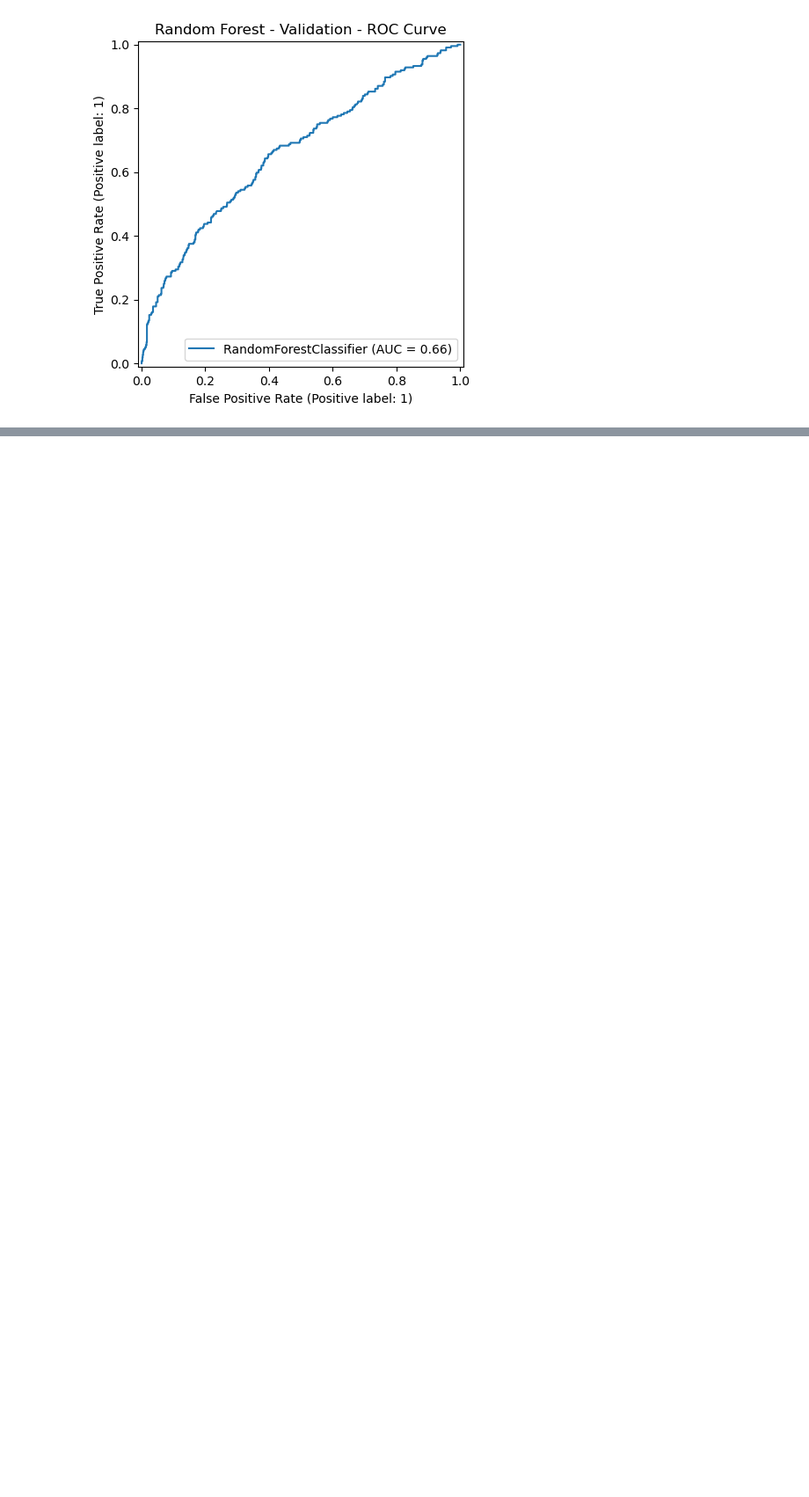
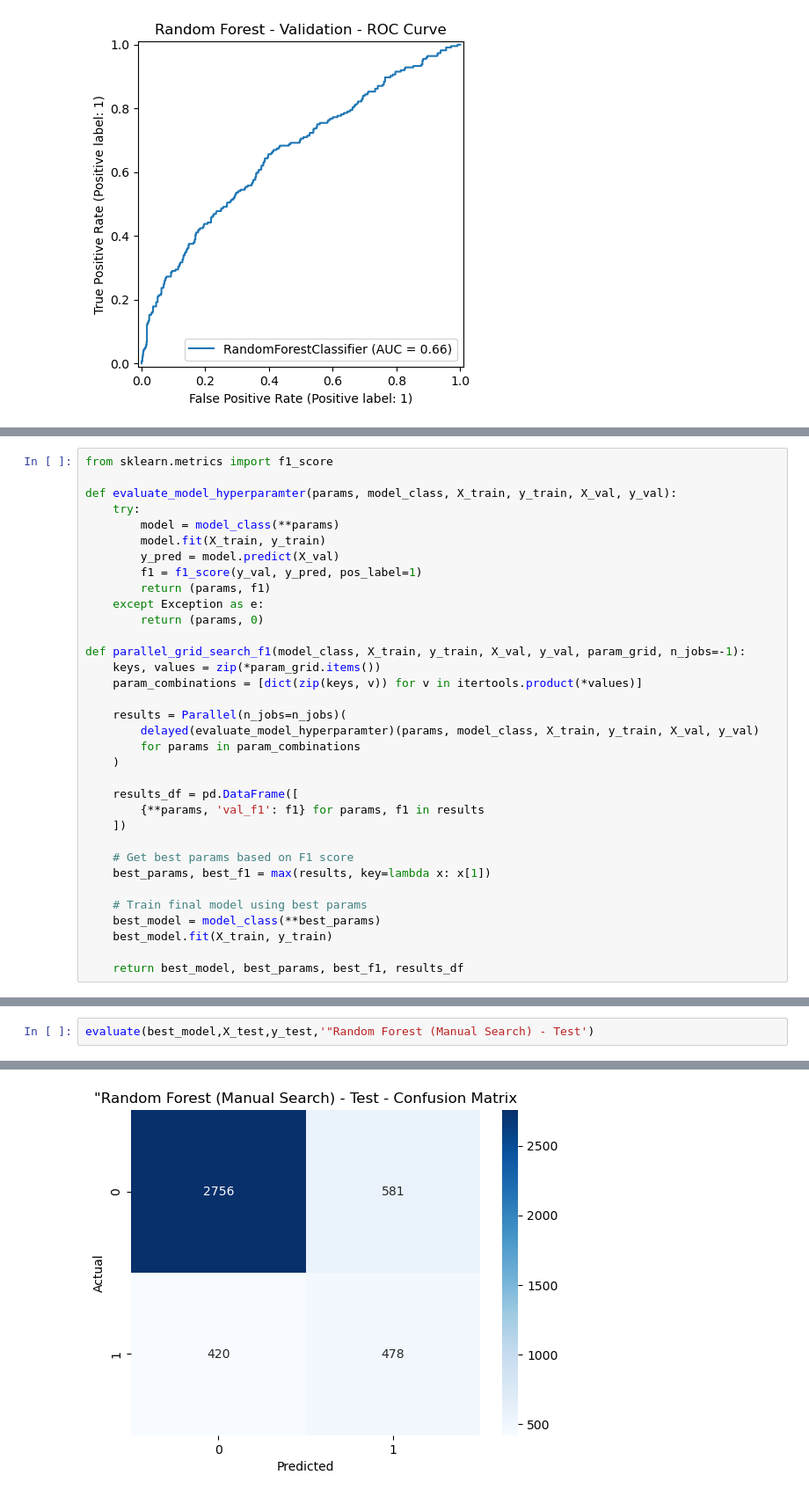
Before and after one commit to ppavank83/flight-delay-analytics, a Jupyter notebook: model_training/Model.ipynb, the cells around one changed output, grey strips where cells are left out. Shown at 88% size. Cells and saved outputs as stored; diff of their text form; blank space fills up the shorter version.

```diff
--- a/model_training/Model.ipynb
+++ b/model_training/Model.ipynb
@@ -394,0 +505,34 @@ evaluate(lr_model, X_val, y_val, "Random forest (balanced) - Validation")
+# %%
+from sklearn.metrics import f1_score
+
+def evaluate_model_hyperparamter(params, model_class, X_train, y_train, X_val, y_val):
+    try:
+        model = model_class(**params)
+        model.fit(X_train, y_train)
+        y_pred = model.predict(X_val)
+        f1 = f1_score(y_val, y_pred, pos_label=1)
+        return (params, f1)
+    except Exception as e:
+        return (params, 0)
+
+def parallel_grid_search_f1(model_class, X_train, y_train, X_val, y_val, param_grid, n_jobs=-1):
+    keys, values = zip(*param_grid.items())
+    param_combinations = [dict(zip(keys, v)) for v in itertools.product(*values)]
+
+    results = Parallel(n_jobs=n_jobs)(
+        delayed(evaluate_model_hyperparamter)(params, model_class, X_train, y_train, X_val, y_val)
+        for params in param_combinations
+    )
+
+    results_df = pd.DataFrame([
+        {**params, 'val_f1': f1} for params, f1 in results
+    ])
+
+    # Get best params based on F1 score
+    best_params, best_f1 = max(results, key=lambda x: x[1])
+
+    # Train final model using best params
+    best_model = model_class(**best_params)
+    best_model.fit(X_train, y_train)
+
+    return best_model, best_params, best_f1, results_df
@@ -394,0 +584,3 @@ evaluate(lr_model, X_val, y_val, "Random forest (balanced) - Validation")
+# %%
+evaluate(best_model,X_test,y_test,'"Random Forest (Manual Search) - Test')
+# %% [output]
@@ -394,0 +598 @@ evaluate(lr_model, X_val, y_val, "Random forest (balanced) - Validation")
+[figure, added]
```
Also changed, not shown: parts of 27 cells of this notebook.
